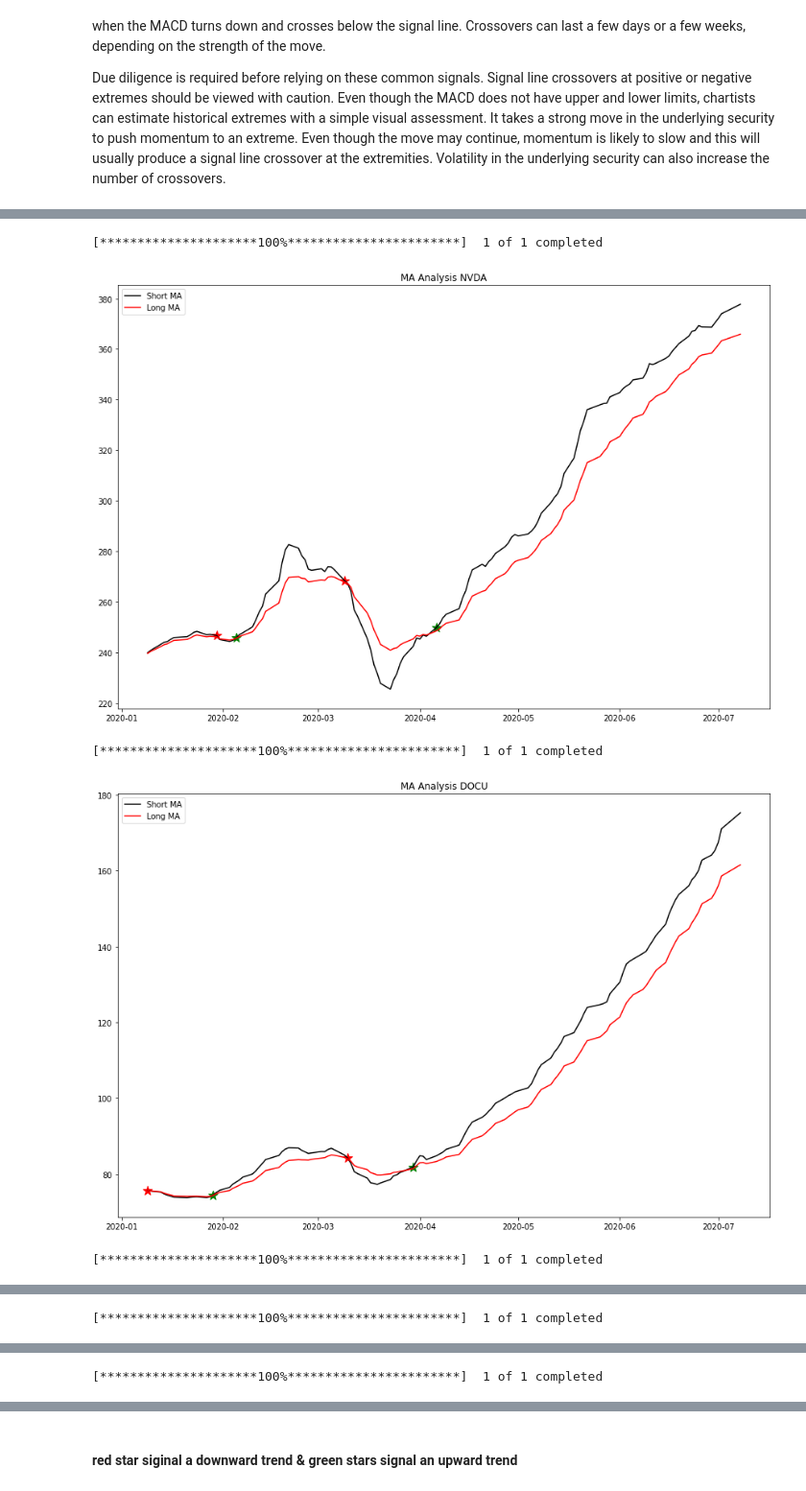
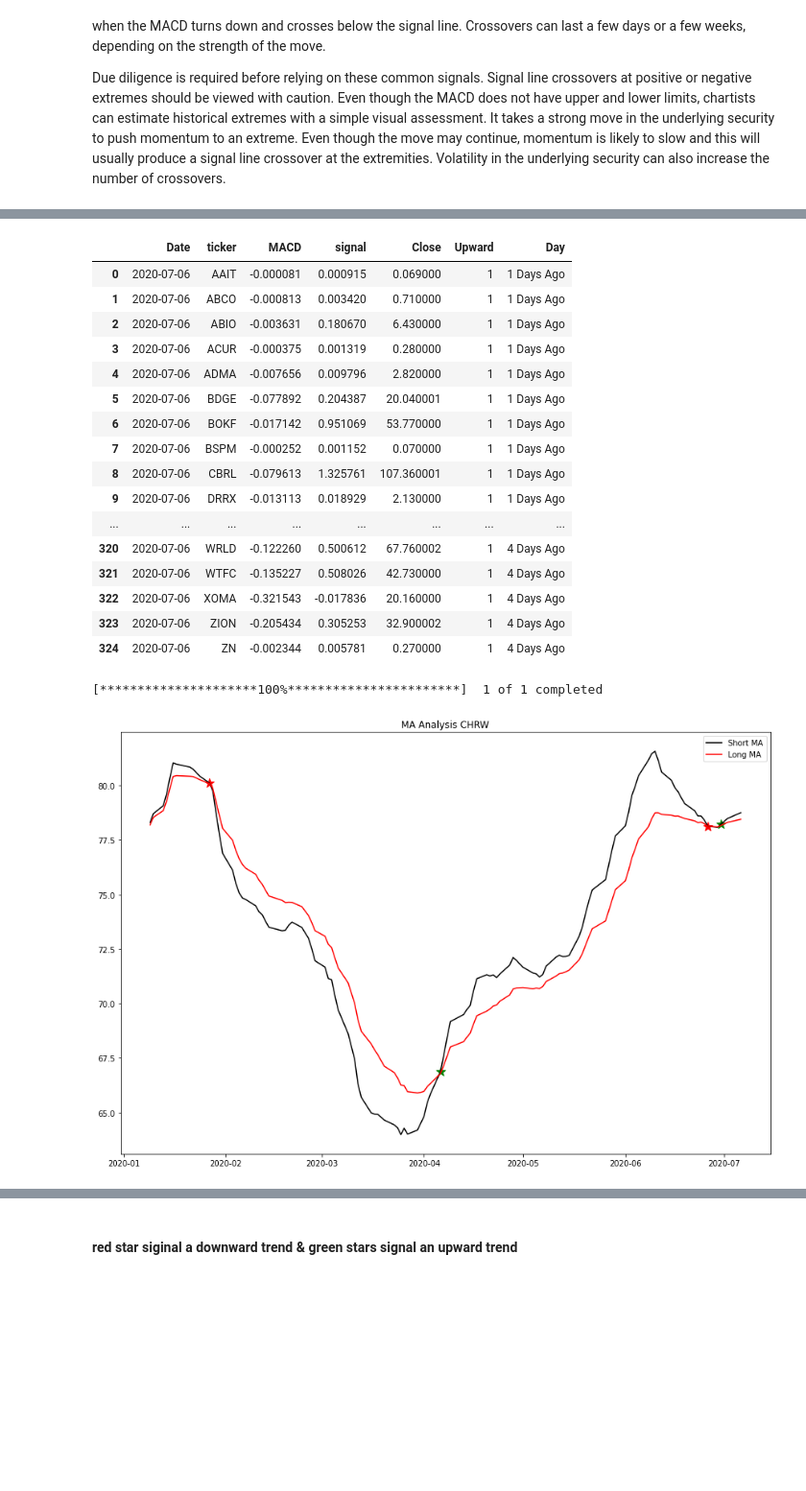
Before and after one commit to Mtaylert/Stock_Evaluation, a Jupyter notebook: StockEvaluations.ipynb, the cells around one changed output, grey strips where cells are left out. Shown at 96% size. Drawn from its saved outputs; the diff is of its cells as text; code cells hidden in the pictures; blank space fills up the shorter version.

Commit message:
upward/downward trending function added

```diff
--- a/StockEvaluations.ipynb
+++ b/StockEvaluations.ipynb
@@ -58,7 +58,10 @@ def generate_stock_data(start_date,end_date,ticker):
     data=data.reset_index()
     data=data.sort_values('Date')
     data=data[['Date','Open','Close','Volume','High','Low']]
-
+    min_by_min = get_quote_data_by_minute(symbol=ticker,data_range='1d', data_interval='1m')
+    min_by_min.columns=['Date','Open','High','Low','Close','Volume']
+    update = min_by_min.loc[min_by_min.shape[0]-1]
+    data=data.append(update)
 
     data['ticker']=ticker
     min_by_min.loc[min_by_min.shape[0]-1]
@@ -217,38 +303,54 @@ AHGP is delisted
+# %%
+TopShifts_down
+# %% [output]
+|  | Date | ticker | MACD | signal | Close | Upward | Day |
+| 0 | 2020-07-06 | AAIT | -0.000081 | 0.000915 | 0.069000 | 1 | 1 Days Ago |
+| 1 | 2020-07-06 | ABCO | -0.000813 | 0.003420 | 0.710000 | 1 | 1 Days Ago |
+| 2 | 2020-07-06 | ABIO | -0.003631 | 0.180670 | 6.430000 | 1 | 1 Days Ago |
+| 3 | 2020-07-06 | ACUR | -0.000375 | 0.001319 | 0.280000 | 1 | 1 Days Ago |
+| 4 | 2020-07-06 | ADMA | -0.007656 | 0.009796 | 2.820000 | 1 | 1 Days Ago |
+| 5 | 2020-07-06 | BDGE | -0.077892 | 0.204387 | 20.040001 | 1 | 1 Days Ago |
+| 6 | 2020-07-06 | BOKF | -0.017142 | 0.951069 | 53.770000 | 1 | 1 Days Ago |
+| 7 | 2020-07-06 | BSPM | -0.000252 | 0.001152 | 0.070000 | 1 | 1 Days Ago |
+| 8 | 2020-07-06 | CBRL | -0.079613 | 1.325761 | 107.360001 | 1 | 1 Days Ago |
+| 9 | 2020-07-06 | DRRX | -0.013113 | 0.018929 | 2.130000 | 1 | 1 Days Ago |
+| ... | ... | ... | ... | ... | ... | ... | ... |
+| 320 | 2020-07-06 | WRLD | -0.122260 | 0.500612 | 67.760002 | 1 | 4 Days Ago |
+| 321 | 2020-07-06 | WTFC | -0.135227 | 0.508026 | 42.730000 | 1 | 4 Days Ago |
+| 322 | 2020-07-06 | XOMA | -0.321543 | -0.017836 | 20.160000 | 1 | 4 Days Ago |
+| 323 | 2020-07-06 | ZION | -0.205434 | 0.305253 | 32.900002 | 1 | 4 Days Ago |
+| 324 | 2020-07-06 | ZN | -0.002344 | 0.005781 | 0.270000 | 1 | 4 Days Ago |
 # %%
 
-for ticker in ticks:
-
-    start = '2020-01-01'
-    SDOW = generate_stock_data(start,now,ticker)
+ticker='CHRW'
+start = '2020-01-01'
+SDOW = generate_stock_data(start,now,ticker)
 
 
 
 
-    plt.figure(figsize=(15,10))
-    plt.plot(SDOW['Date'],SDOW['12Day_Moving_Average_Close'],label='Short MA',color='k')
-    plt.plot(SDOW['Date'],SDOW['26Day_Moving_Average_Close'],label='Long MA',color='r')
+plt.figure(figsize=(15,10))
+plt.plot(SDOW['Date'],SDOW['12Day_Moving_Average_Close'],label='Short MA',color='k')
+plt.plot(SDOW['Date'],SDOW['26Day_Moving_Average_Close'],label='Long MA',color='r')
 
 
-    for values in range(len(SDOW)):
-        if values!=0:
-            if SDOW['MACD'].iloc[values]<0:
-                if SDOW['MACD'].iloc[values-1]>0:
-                    plt.scatter(SDOW['Date'].iloc[values-1],SDOW['12Day_Moving_Average_Close'].iloc[values-1],marker='*',
-                           color='red',s=150)
+for values in range(len(SDOW)):
+    if values!=0:
+        if SDOW['MACD'].iloc[values]<0:
+            if SDOW['MACD'].iloc[values-1]>0:
+                plt.scatter(SDOW['Date'].iloc[values-1],SDOW['12Day_Moving_Average_Close'].iloc[values-1],marker='*',
+                       color='red',s=150)
 
-        if SDOW['MACD'].iloc[values]>=0:
-            if SDOW['MACD'].iloc[values-1]<0:
-                plt.scatter(SDOW['Date'].iloc[values],SDOW['12Day_Moving_Average_Close'].iloc[values],marker='*',
-                           color='green',s=150)
+    if SDOW['MACD'].iloc[values]>=0:
+        if SDOW['MACD'].iloc[values-1]<0:
+            plt.scatter(SDOW['Date'].iloc[values],SDOW['12Day_Moving_Average_Close'].iloc[values],marker='*',
+                       color='green',s=150)
 
 
-    plt.title('MA Analysis {}'.format(ticker))
+plt.title('MA Analysis {}'.format(ticker))
 
-    plt.legend()
-    plt.show()
+plt.legend()
+plt.show()
 # %% [output]
 [*********************100%***********************]  1 of 1 completed
-[figure, old version]
+[figure, new version]
-[*********************100%***********************]  1 of 1 completed
-[figure, removed]
-[*********************100%***********************]  1 of 1 completed
@@ -256 +356,0 @@ for ticker in ticks:
-[*********************100%***********************]  1 of 1 completed
@@ -258 +356,0 @@ for ticker in ticks:
-[*********************100%***********************]  1 of 1 completed
```
Also changed, not shown: parts of 11 cells of this notebook.
